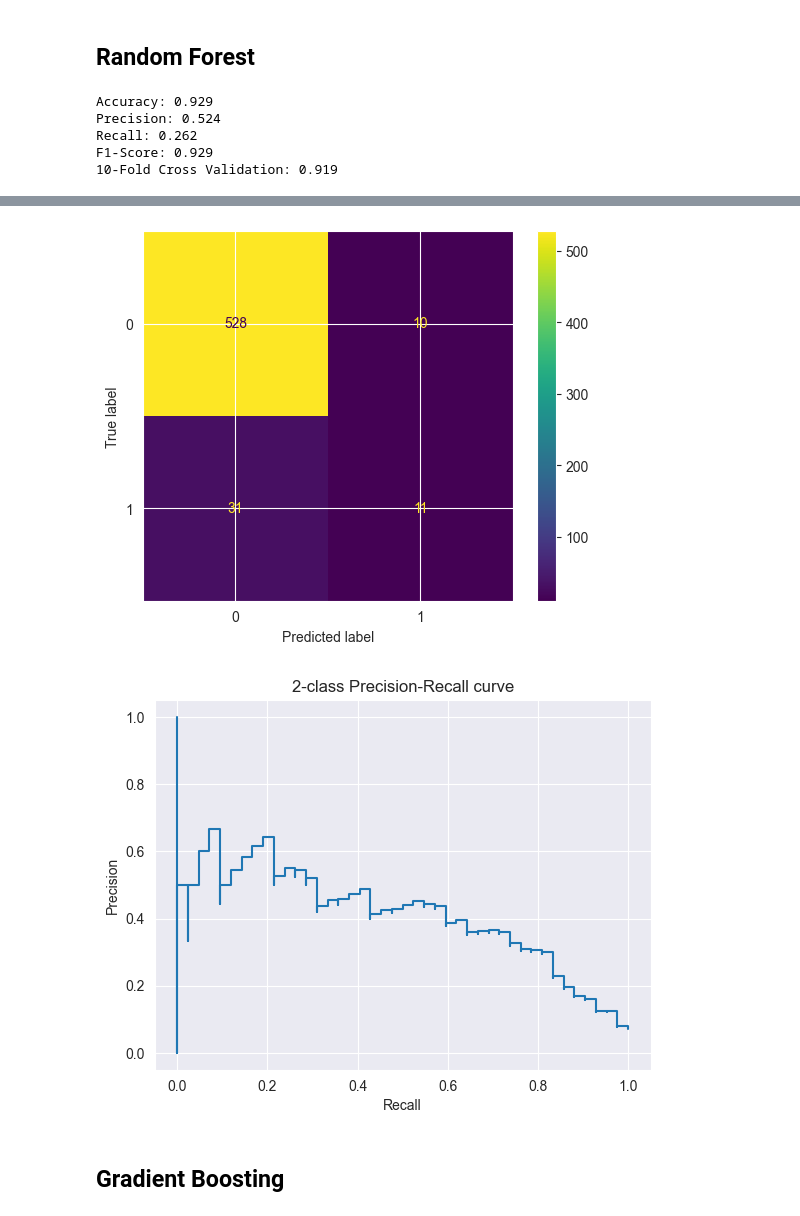
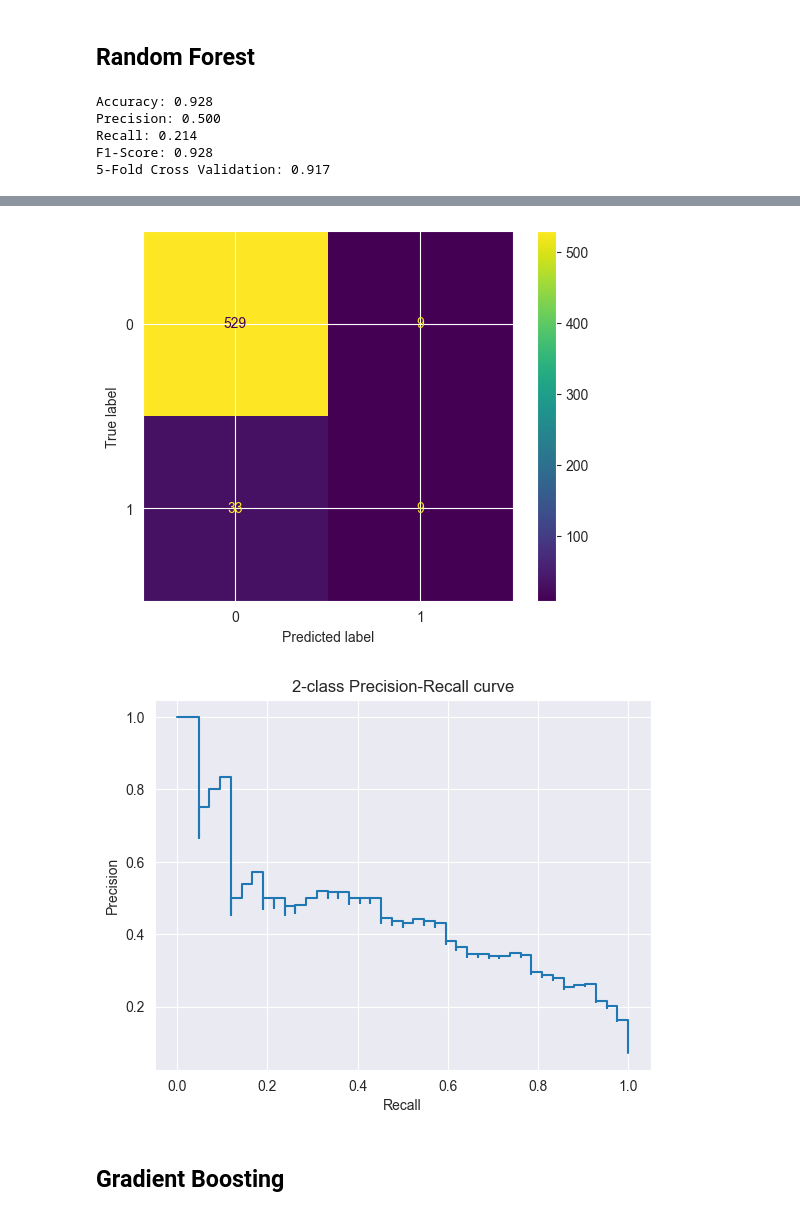
Before and after one commit to IanTsung/4K2FHDqSIb5OofMV, a Jupyter notebook: deposit_marketing_analysis.ipynb, the cells around one changed output, grey strips where cells are left out. Cells and saved outputs as stored; diff of their text form; code cells hidden in the pictures.

```diff
--- a/deposit_marketing_analysis.ipynb
+++ b/deposit_marketing_analysis.ipynb
@@ -337,12 +337,12 @@ def show_roc(model):
     plt.title('ROC')
     plt.show()
 # %%
-def print_scores(model, X_train, X_test, y_test, y_pred):
+def model_eval(model, X_train, X_test, y_test, y_pred):
     acc = accuracy_score(y_test, y_pred)
     precision = precision_score(y_test, y_pred)
     recall = recall_score(y_test, y_pred)
     f1 = f1_score(y_test, y_pred, average='micro')
-    cross = cross_val_score(model, X_test, y_test, cv=10).mean()
+    cross = cross_val_score(model, X_test, y_test, cv=5).mean()
 
     # ROC Curve
     RocCurveDisplay.from_estimator(model, X_test, y_test)
@@ -357,7 +357,7 @@ def print_scores(model, X_train, X_test, y_test, y_pred):
     plt.title('2-class Precision-Recall curve')  # Adjusting the title of the plot
 
     # Printing metrics
-    print('Accuracy: {0:0.3f} \nPrecision: {1:0.3f}\nRecall: {2:0.3f} \nF1-Score: {3:0.3f}\n10-Fold Cross Validation: {4:0.3f}'
+    print('Accuracy: {0:0.3f} \nPrecision: {1:0.3f}\nRecall: {2:0.3f} \nF1-Score: {3:0.3f}\n5-Fold Cross Validation: {4:0.3f}'
           .format(acc, precision, recall, f1, cross))
 # %% [markdown]
 ## Logistic Regression
@@ -396,13 +396,2 @@ F1-Score: 0.853
 # %% [markdown]
 ## K-Nearest Neighbours
-# %%
-knn = KNeighborsClassifier()
-
-knn_params = {"n_neighbors": np.arange(1,15)}
-
-knn_cv = GridSearchCV(knn, knn_params,
-                            cv = 10,
-                            n_jobs = 5,
-                            verbose = 2 )
-
-knn_cv.fit(X_train, y_train)
@@ -500,10 +478,10 @@ rf_model = RandomForestClassifier(max_depth = None,
 rf_model.fit(X_train, y_train)
 y_pred = rf_model.predict(X_test)
 # %%
-print_scores(rf_model, X_train, X_test, y_test, y_pred)
+model_eval(rf_model, X_train, X_test, y_test, y_pred)
 # %% [output]
-Accuracy: 0.929
-Precision: 0.524
-Recall: 0.262
-F1-Score: 0.929
-10-Fold Cross Validation: 0.919
+Accuracy: 0.928
+Precision: 0.500
+Recall: 0.214
+F1-Score: 0.928
+5-Fold Cross Validation: 0.917
@@ -511,5 +489,5 @@ F1-Score: 0.929
 [figure]
-[figure, old version]
+[figure, new version]
 # %% [markdown]
 ## Gradient Boosting
 # %%
```
Also changed, not shown: parts of 16 cells of this notebook.
